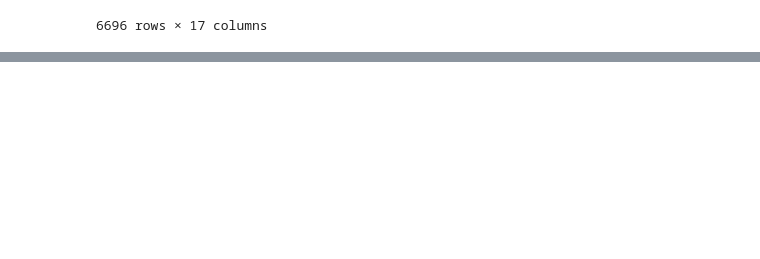
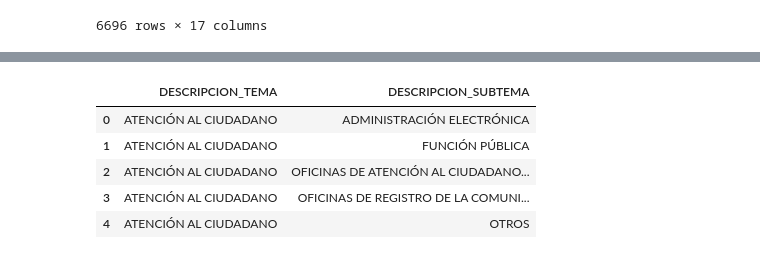
Before and after one commit to Adalab/DA-promoC-modulo-02-Marina-Lourdes-Ana, a Jupyter notebook: Pandas/02-pandas_2.ipynb, the cells around one changed output, grey strips where cells are left out. Saved outputs shown, nothing was run; the diff lists cells and outputs as text; code cells hidden in the pictures; blank space fills up the shorter version.

```diff
--- a/Pandas/02-pandas_2.ipynb
+++ b/Pandas/02-pandas_2.ipynb
@@ -39,3 +55,14 @@ archivo_pickle
+# %%
+#xlsx
+df_xlsx = pd.read_excel("02-quejas2.xlsx")
+df_xlsx.head()
+# %% [output]
+|  | DESCRIPCION_TEMA | DESCRIPCION_SUBTEMA |
+| 0 | ATENCIÓN AL CIUDADANO | ADMINISTRACIÓN ELECTRÓNICA |
+| 1 | ATENCIÓN AL CIUDADANO | FUNCIÓN PÚBLICA |
+| 2 | ATENCIÓN AL CIUDADANO | OFICINAS DE ATENCIÓN AL CIUDADANO... |
+| 3 | ATENCIÓN AL CIUDADANO | OFICINAS DE REGISTRO DE LA COMUNI... |
+| 4 | ATENCIÓN AL CIUDADANO | OTROS |
 # %%
 # Para poner el práctica el read_clipboard elegir alguna tabla
 # que os podaís encontrar en google y usad dicho método
```
Also changed, not shown: parts of 11 cells of this notebook, 2 other files.
